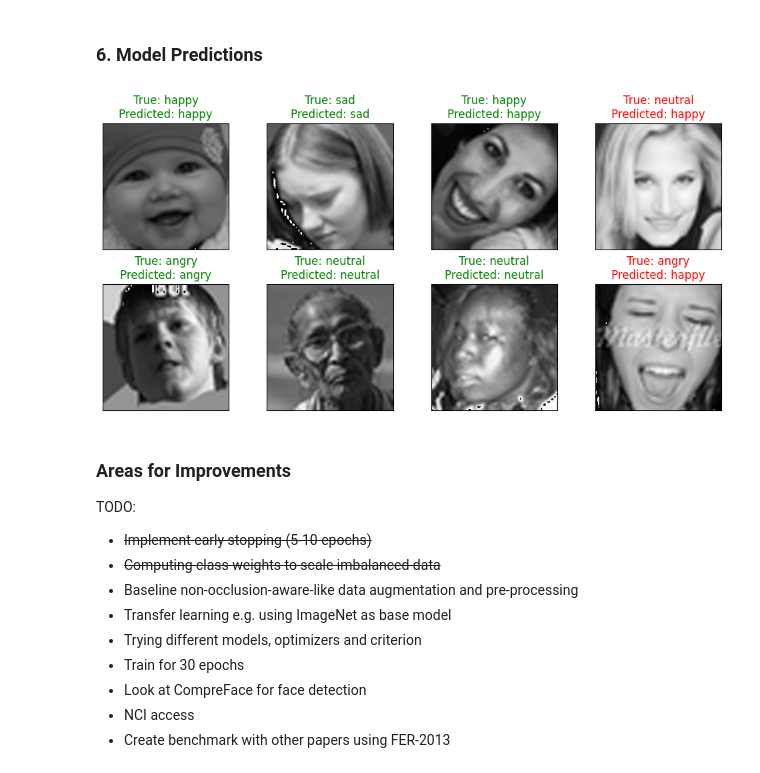
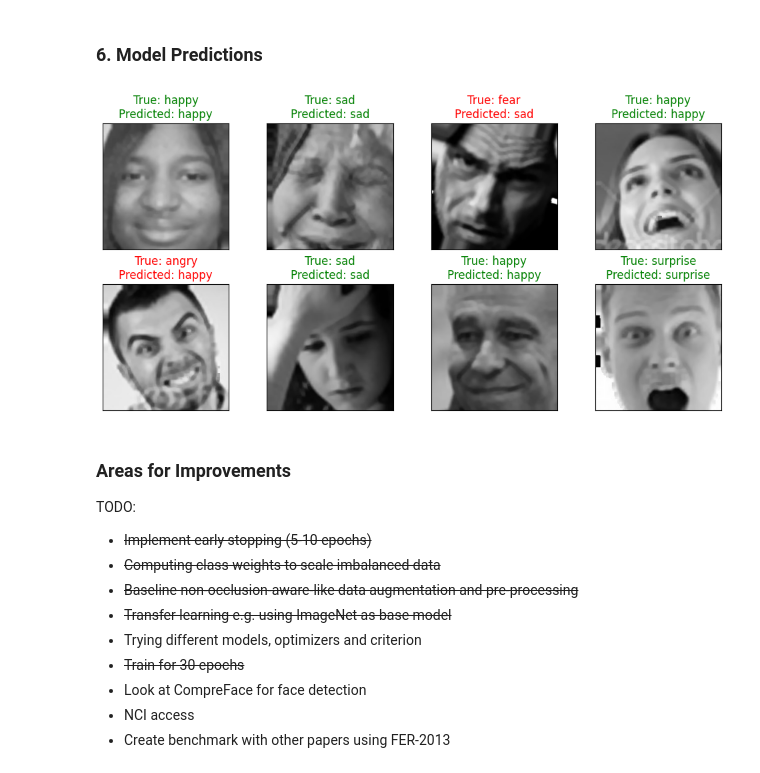
Before and after one commit to teddyld/occlusion-aware-engagement-detection, a Jupyter notebook: src/Baseline/train_model.ipynb, the cells around one changed output. Drawn from its saved outputs; the diff is of its cells as text; code cells hidden in the pictures.

Commit message:
Update baseline model

```diff
--- a/src/Baseline/train_model.ipynb
+++ b/src/Baseline/train_model.ipynb
@@ -53,9 +53,9 @@ train_dataset = FER2013('train', base_tf)
 valid_dataset = FER2013('val', base_tf)
 test_dataset = FER2013('test', base_tf)
 # %%
-train_loader = DataLoader(train_dataset, batch_size=8, shuffle=True)
-valid_loader = DataLoader(valid_dataset, batch_size=8, shuffle=False)
-test_loader = DataLoader(test_dataset, batch_size=8, shuffle=True)
+train_loader = DataLoader(train_dataset, batch_size=32, shuffle=True)
+valid_loader = DataLoader(valid_dataset, batch_size=32, shuffle=False)
+test_loader = DataLoader(test_dataset, batch_size=32, shuffle=True)
 # %% [markdown]
 ### 2. Class Weights
 # %% [markdown]
@@ -358,58 +369,58 @@ weighted avg     0.4924    0.4374    0.4315      3589
 ### 6. Model Predictions
 # %%
 # Load model
-MODEL_PATH = './models/ResNet50_valid.pth'
+MODEL_PATH = './models/ResNet50_best_valid.pth'
 weights = ResNet50_Weights.DEFAULT
-model = models.resnet50(weights=weights).to(DEVICE)
+model = models.resnet50(weights=weights)
+model.fc = nn.Linear(in_features=2048, out_features=len(np.unique(train_dataset.get_labels())), bias=True)
 model.load_state_dict(torch.load(MODEL_PATH))
 
 def plot_predictions(model, loader):
+    model.to(DEVICE)
     model.eval()
-    ncols = loader.batch_size // 2
-    nrows = loader.batch_size // ncols
-    fig, axes = plt.subplots(nrows=nrows, ncols=ncols, figsize=(10, 5), subplot_kw={'xticks': [], 'yticks': []})
+    fig, axes = plt.subplots(nrows=2, ncols=4, figsize=(10, 5), subplot_kw={'xticks': [], 'yticks': []})
     class_map = {
         0: 'angry',
         1: 'disgust',
         2: 'fear',
         3:'happy',
         4: 'sad',
         5: 'surprise',
         6: 'neutral'
     }
     # Make prediction on test set
     with torch.no_grad():
         for inputs, true_labels in loader:
             inputs, true_labels = inputs.to(DEVICE), true_labels.to(DEVICE)
             outputs = model(inputs.float())
             _, predicted = torch.max(outputs, 1)
 
             for i, ax in enumerate(axes.flat):
                 image = inputs[i].cpu().numpy().transpose(1, 2, 0)
                 true_label = int(true_labels[i].cpu())
                 pred_label = int(predicted[i].cpu())
 
                 ax.imshow(image, cmap='gray')
 
                 color = 'green' if true_label == pred_label else 'red'
                 ax.set_title(f'True: {class_map[true_label]}\nPredicted: {class_map[pred_label]}', color=color)
             break # break early to test only 1 batch
 
     plt.tight_layout()
     plt.show()
 
 plot_predictions(model, train_loader)
 # %% [output]
-[figure, old version]
+[figure, new version]
 # %% [markdown]
 ### Areas for Improvements
 TODO:
 - ~~Implement early stopping (5-10 epochs)~~
 - ~~Computing class weights to scale imbalanced data~~
-- Baseline non-occlusion-aware-like data augmentation and pre-processing
-- Transfer learning e.g. using ImageNet as base model
+- ~~Baseline non-occlusion-aware-like data augmentation and pre-processing~~
+- ~~Transfer learning e.g. using ImageNet as base model~~
 - Trying different models, optimizers and criterion
-- Train for 30 epochs
+- ~~Train for 30 epochs~~
 - Look at CompreFace for face detection
 - NCI access
 - Create benchmark with other papers using FER-2013
```
Also changed, not shown: parts of 8 cells of this notebook, 3 other files.
